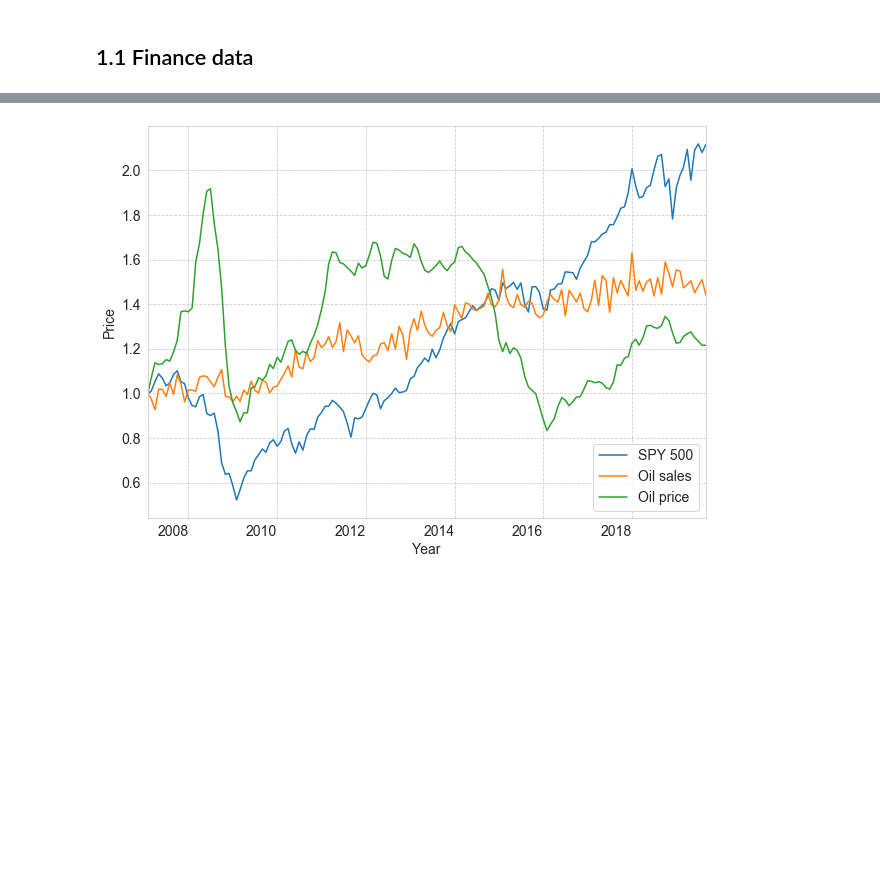
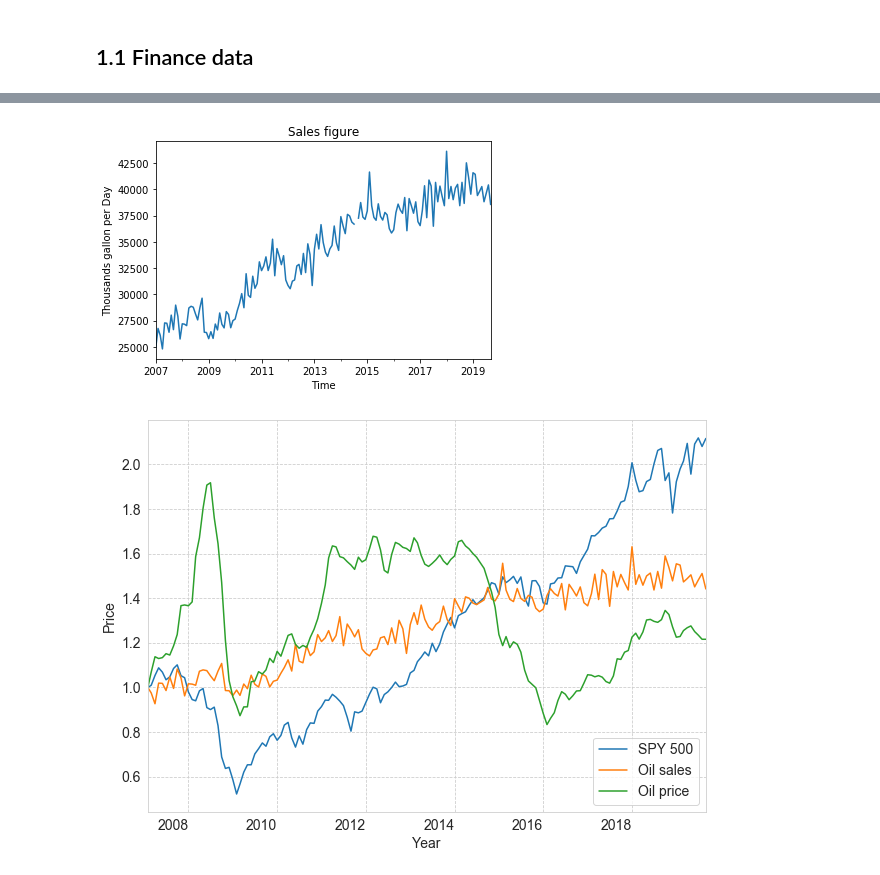
Before and after one commit to rui-ren/Scrape-Yahoo-Finance-Data-for-Price-Prediction, a Jupyter notebook: Oil Price Prediction based on SPY 500.ipynb, the cells around one changed output, grey strips where cells are left out. Drawn from its saved outputs; the diff is of its cells as text; code cells hidden in the pictures; blank space fills up the shorter version.

```diff
--- a/Oil Price Prediction based on SPY 500.ipynb
+++ b/Oil Price Prediction based on SPY 500.ipynb
@@ -78,3 +53,29 @@ for i in stocks:
+# %%
+# switch to pandas
+df1 = pd.DataFrame(index = ind)
+df2 = pd.DataFrame(index = ind2)
+df1['diesel_sales'] = np.array(value)
+df2['diesel_price'] = np.array(value2)
+df1 = df1[::-1]
+df2 = df2[::-1]
+df1.plot(legend=None)
+plt.title('Sales figure')
+plt.xlabel('Time')
+plt.ylabel('Thousands gallon per Day')
+
+
+# DJI -- > I switched to SPY 500 --> more accurate!!
+#stocks = ['^GSPC','RDS-A', 'HFC', 'UPS', 'FDX', 'MSM', 'TSLA']
+stocks = ['^GSPC','RDS-A', 'HFC', 'UPS', 'FDX', 'MSM']
+new_data = pd.DataFrame(index = df1.index)
+new_data['diesel_sales'] = df1
+new_data['diesel_price'] = df2
+for i in stocks:
+    stock = web.get_data_yahoo(i,'01/01/2007','09/02/2019',interval='m')
+    stock = pd.DataFrame(data=stock['Adj Close'])
+    new_data[i] = stock
+# %% [output]
+[figure, added]
 # %%
 new_data.dropna(inplace=True)
 # %%
```
Also changed, not shown: parts of 1 cell of this notebook, 1 other file.
